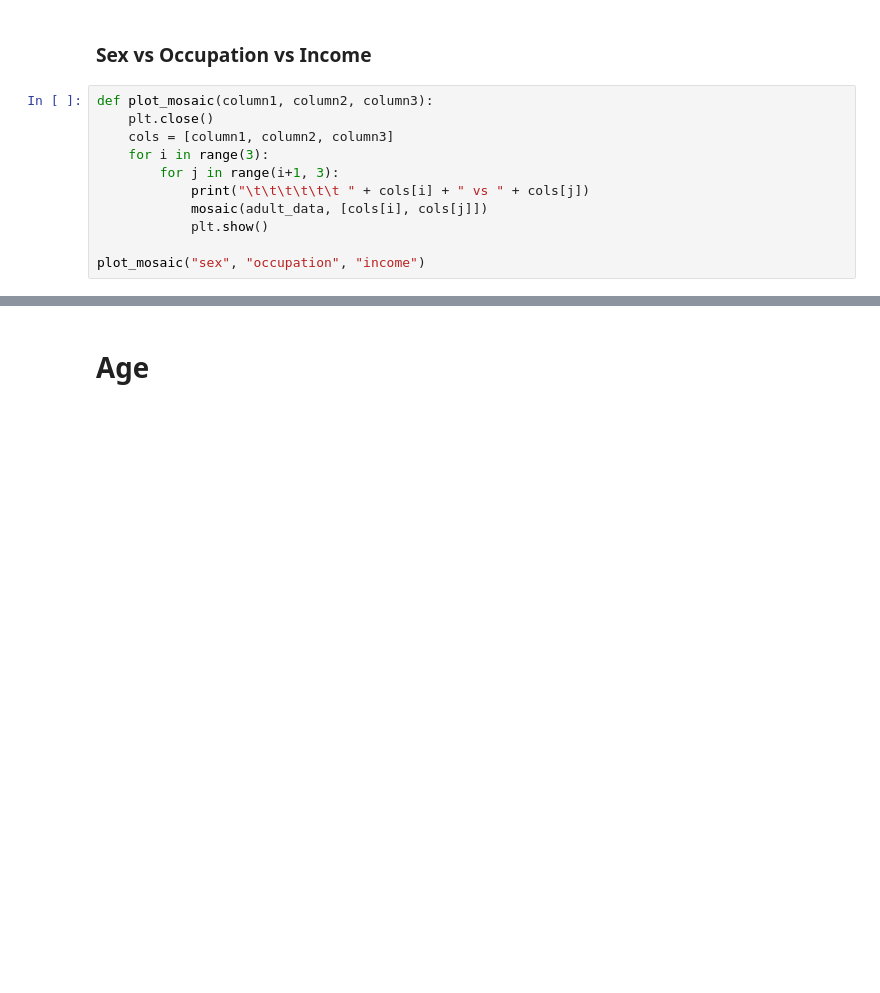
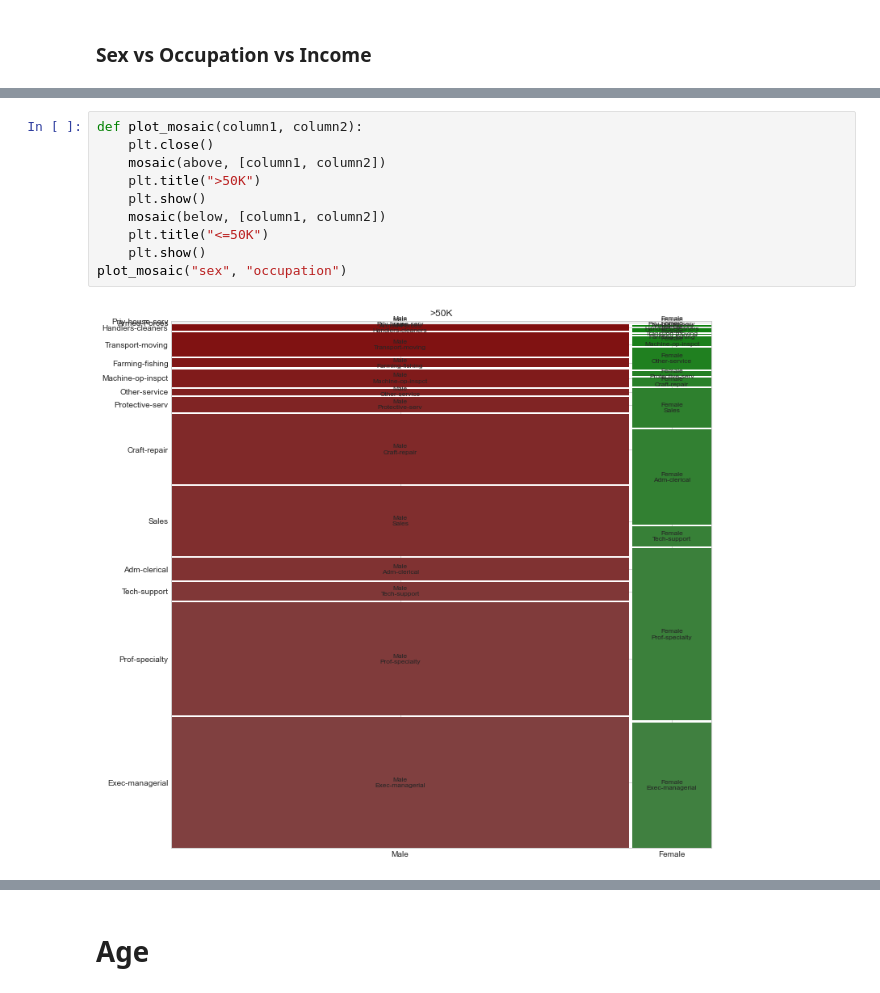
Before and after one commit to atinsinghal97/CSE578-marketing-profiles-visualization, a Jupyter notebook: DV_Group_Project.ipynb, the cells around one changed output, grey strips where cells are left out. Drawn from its saved outputs; the diff is of its cells as text; blank space fills up the shorter version.

```diff
--- a/DV_Group_Project.ipynb
+++ b/DV_Group_Project.ipynb
@@ -557,14 +561,3 @@ analyse_Income_CG_HPW()
 [figure]
 # %% [markdown]
 ###  Sex vs Occupation vs Income
-# %%
-def plot_mosaic(column1, column2, column3):
-    plt.close()
-    cols = [column1, column2, column3]
-    for i in range(3):
-        for j in range(i+1, 3):
-            print("\t\t\t\t\t\t " + cols[i] + " vs " + cols[j])
-            mosaic(adult_data, [cols[i], cols[j]])
-            plt.show()
-
-plot_mosaic("sex", "occupation", "income")
@@ -577,0 +564,12 @@ plot_mosaic("sex", "occupation", "income")
+# %%
+def plot_mosaic(column1, column2):
+    plt.close()
+    mosaic(above, [column1, column2])
+    plt.title(">50K")
+    plt.show()
+    mosaic(below, [column1, column2])
+    plt.title("<=50K")
+    plt.show()
+plot_mosaic("sex", "occupation")
+# %% [output]
+[figure, added]
```
Also changed, not shown: parts of 6 cells of this notebook.
